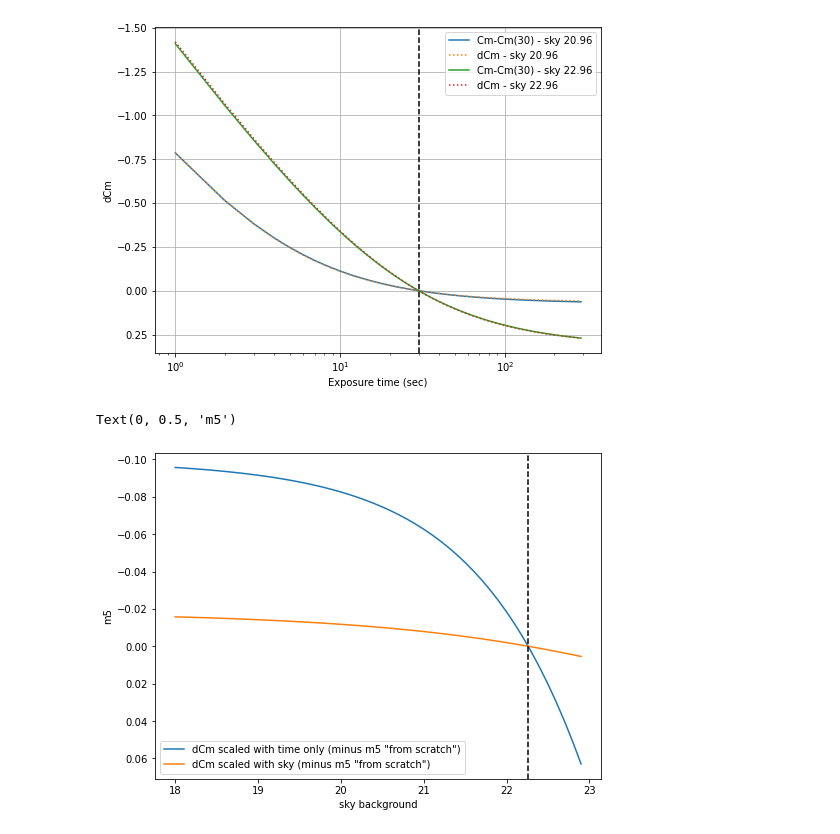
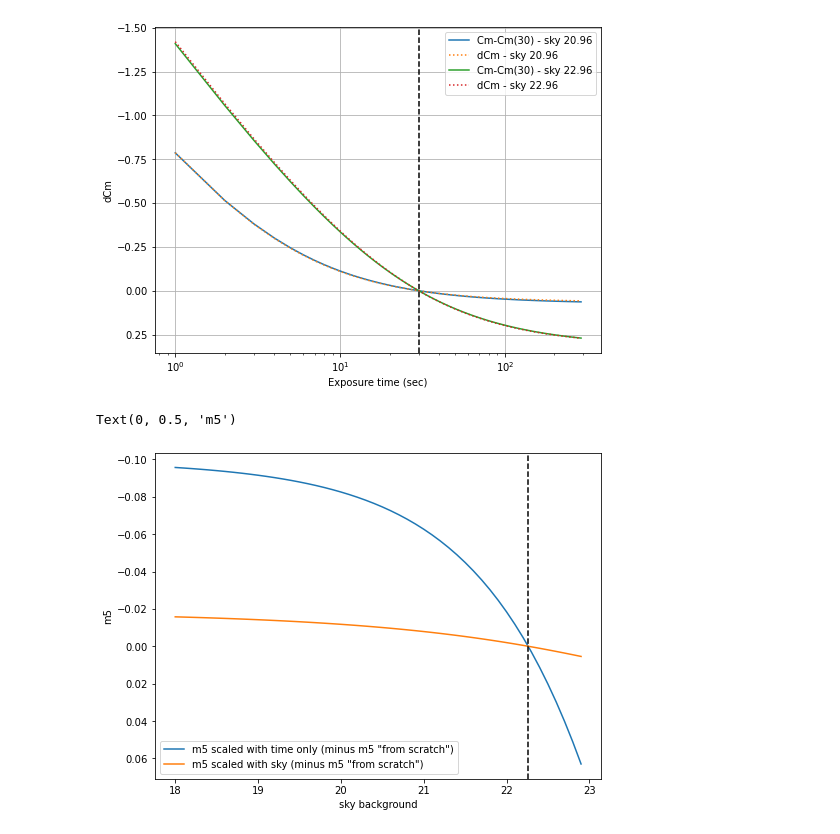
Before and after one commit to rhiannonlynne/notebooks, a Jupyter notebook: tau_check.ipynb, the cells around one changed output. Cells and saved outputs as stored; diff of their text form; code cells hidden in the pictures.

```diff
--- a/tau_check.ipynb
+++ b/tau_check.ipynb
@@ -347,15 +347,15 @@ for i, sky in enumerate(skyrange):
 # %%
 plt.figure(figsize=(8,6))
 #plt.plot(skyrange, m5_calc_sky, label='calculated m5')
-plt.plot(skyrange, m5_scale_tau - m5_calc_sky, label='dCm scaled with time only (minus m5 "from scratch")')
-plt.plot(skyrange, m5_scale_sky - m5_calc_sky, label='dCm scaled with sky (minus m5 "from scratch")')
+plt.plot(skyrange, m5_scale_tau - m5_calc_sky, label='m5 scaled with time only (minus m5 "from scratch")')
+plt.plot(skyrange, m5_scale_sky - m5_calc_sky, label='m5 scaled with sky (minus m5 "from scratch")')
 plt.axvline(darkskyMag, color='k', linestyle='--')
 plt.legend()
 #plt.xscale('log')
 ylims = plt.ylim()
 plt.ylim(ylims[1], ylims[0])
 plt.xlabel('sky background')
 plt.ylabel("m5")
 # %% [output]
 Text(0, 0.5, 'm5')
-[figure, old version]
+[figure, new version]
```
